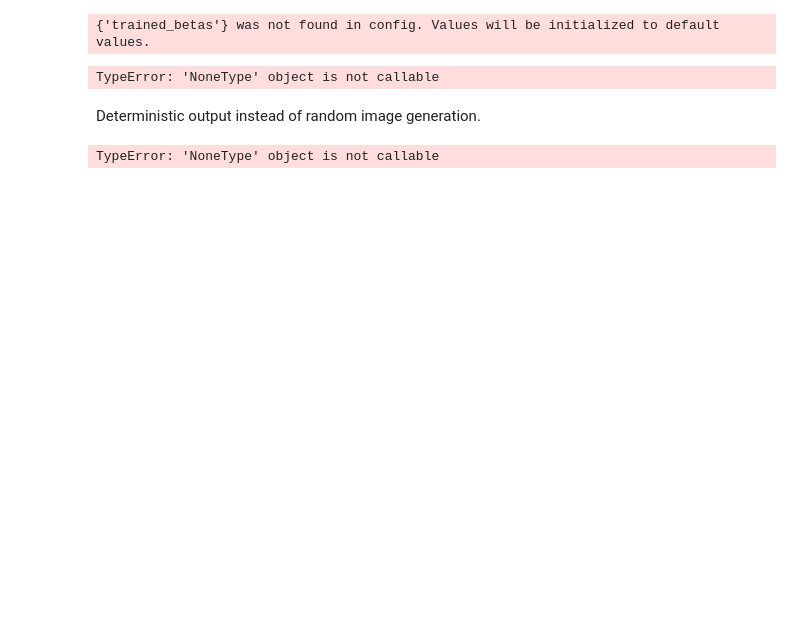
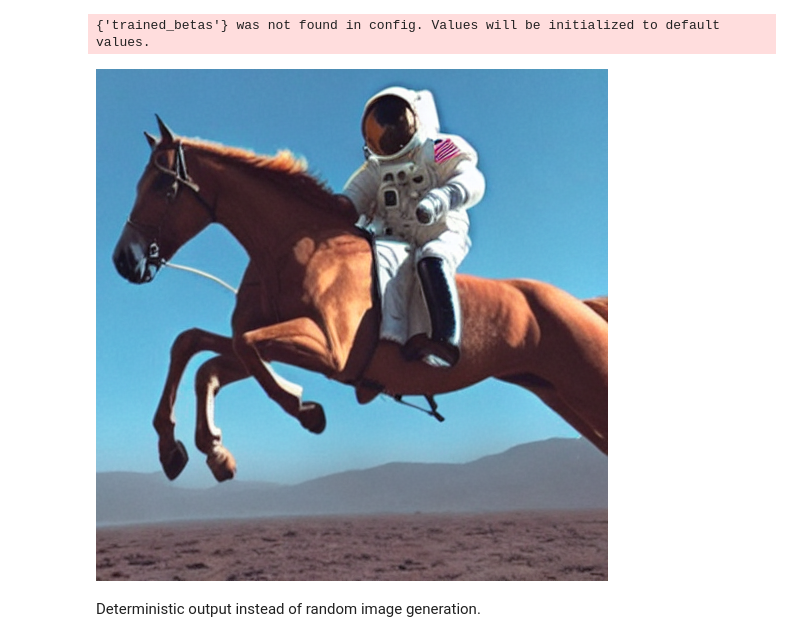
Before and after one commit to TomPham97/diffuser, a Jupyter notebook: 2022-09-09-stable-diffusion-1-4.ipynb, the cells around one changed output. Drawn from its saved outputs; the diff is of its cells as text; code cells hidden in the pictures; blank space fills up the shorter version.

Commit message:
use autocast to prevent float 16 error

```diff
--- a/2022-09-09-stable-diffusion-1-4.ipynb
+++ b/2022-09-09-stable-diffusion-1-4.ipynb
@@ -27,28 +29,31 @@ torch_device = "cuda" if torch.cuda.is_available() else "cpu"
 from diffusers import StableDiffusionPipeline
 
 pipe = StableDiffusionPipeline.from_pretrained("CompVis/stable-diffusion-v1-4",
-                                               # revision = "fp16",
-                                               # torch_dtype = torch.float16,
+                                               revision = "fp16",
+                                               torch_dtype = torch.float16,
                                                use_auth_token = YOUR_TOKEN)
 # %% [output]
 {'trained_betas'} was not found in config. Values will be initialized to default values.
 # %%
-pipe = pipe.to(torch_device)
+pipe.to(torch_device)
 
-pipe = pipe.enable_attention_slicing() # attention optimization for less memory usage
+pipe.enable_attention_slicing() # attention optimization for less memory usage
-# %%
-prompt = "a photograph of an astronaut riding a horse"
-
-image = pipe(prompt).images[0]
-# %% [output]
-TypeError: 'NoneType' object is not callable
+# %%
+from torch import autocast
+
+prompt = "a photograph of an astronaut riding a horse"
+with autocast(torch_device):
+  image = pipe(prompt).images[0]
+# %%
+image
+# %% [output]
+[figure, added]
 # %% [markdown]
 Deterministic output instead of random image generation.
 # %%
 generator = torch.Generator(torch_device).manual_seed(42)
-image = pipe(prompt,
+with autocast(torch_device):
+    image = pipe(prompt,
             guidance_scale = 7.5,
             generator = generator
             ).images[0]
-# %% [output]
-TypeError: 'NoneType' object is not callable
```
Also changed, not shown: parts of 2 cells of this notebook.
